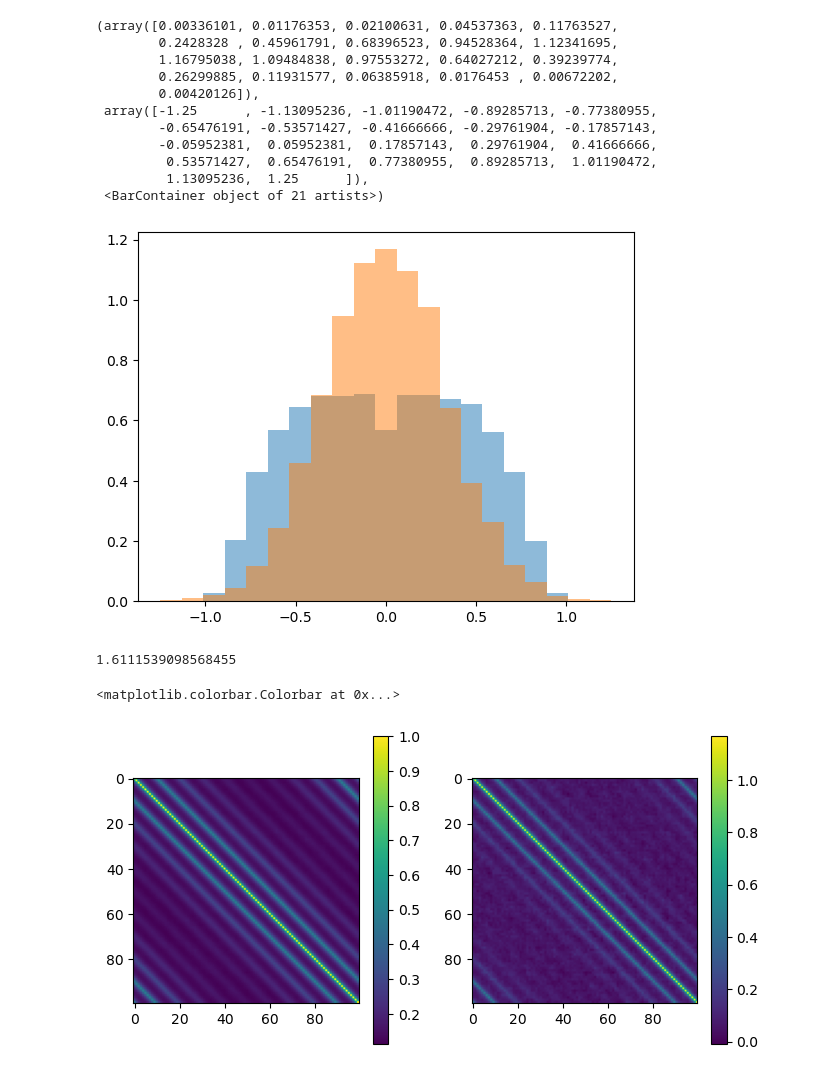
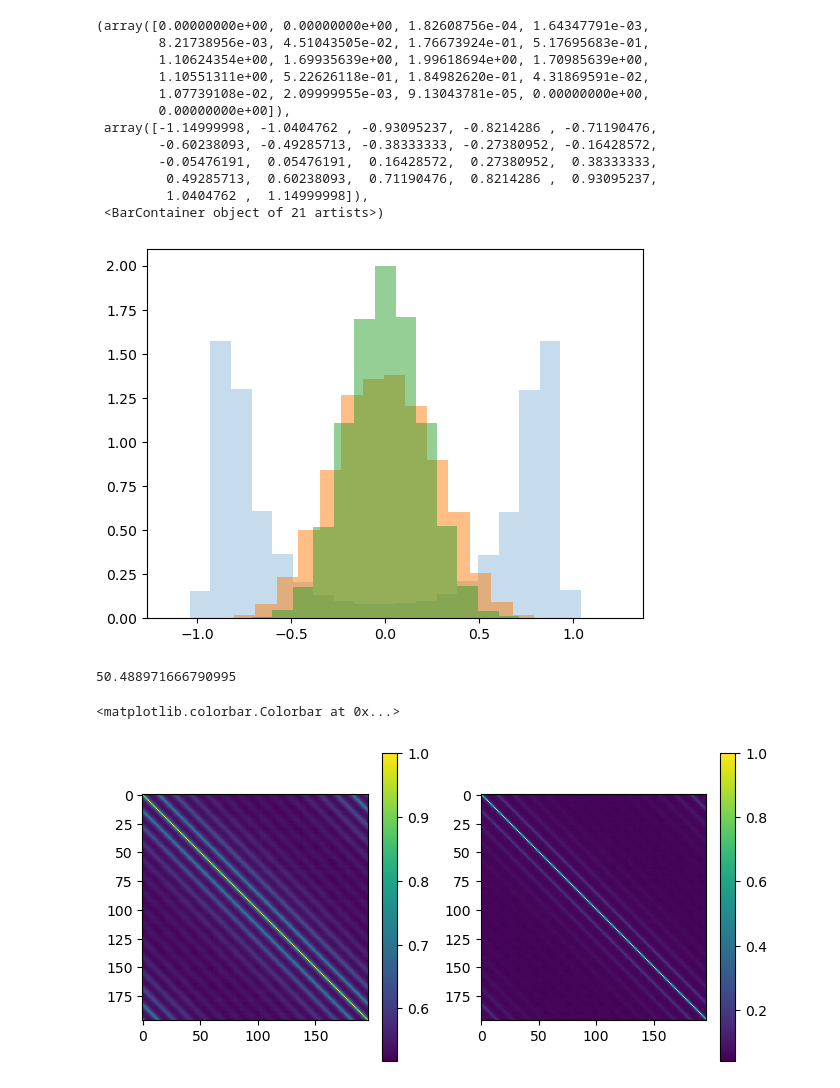
Before and after one commit to bsfn-0323/diffusion, a Jupyter notebook: gaussDiff.ipynb, the cells around one changed output. Cells and saved outputs as stored; diff of their text form; code cells hidden in the pictures.

```diff
--- a/gaussDiff.ipynb
+++ b/gaussDiff.ipynb
@@ -14,18 +14,19 @@ def gaussScore(x0,temp,nSteps,dt,device = "cpu"):
     cov = torch.cov(x0.T)
     m0 = torch.mean(x0,dim=1)
     for i in range(nSteps+1):
-        exp_t = torch.exp(torch.Tensor([-2*i*dt]))
+        exp_t = torch.exp(torch.Tensor([-2*(i+1)*dt]))
         exp_tsq = exp_t*exp_t
         W[i] = torch.linalg.inv(temp[i]*(1-exp_tsq)*torch.eye(N) + exp_tsq*cov)
         #b[i] = -exp_t* torch.mm(W[i],m0)
     return W
 # %%
-L = 10
+L = 14
 N = L**2
-P = 10000
-temp = np.geomspace(4,4,301)
-x0 = load_data(10,2.720,200000)
-W = gaussScore(x0[:P],temp,300,0.02)
+P = 100000
+temp = np.linspace(0.25,0.25,301)
+x0 = load_data(L,2.27,200000)
+sel = np.random.choice(range(200000),P,replace = False)
+W = gaussScore(x0[sel],temp,300,0.02)
 # %%
 def backward(xT,W,temp,nSteps,dt,full_traj = False,device = "cpu"):
     P = xT.shape[0]
@@ -54,21 +55,23 @@ def backward(xT,W,temp,nSteps,dt,full_traj = False,device = "cpu"):
 xT = np.sqrt(temp[-1])*torch.randn((P,N))
 x_recon = backward(xT,W,temp,300,0.02).numpy()
 # %%
-plt.hist(np.mean(x0,axis = 1),bins = 21,range=(-1.25,1.25),alpha = 0.5,density=  True)
-plt.hist(np.mean(x_recon,axis=1),bins = 21,range=(-1.25,1.25),alpha = 0.5,density=  True)
+plt.hist(np.mean(x0,axis = 1),bins = 21,range=(-1.15,1.15),alpha = 0.25,density=  True)
+plt.hist(np.mean(np.sign(x_recon),axis=1),bins = 21,range=(-1.15,1.25),alpha = 0.5,density=  True)
+plt.hist(np.mean(x_recon,axis=1),bins = 21,range=(-1.15,1.15),alpha = 0.5,density=  True)
 # %% [output]
-(array([0.00336101, 0.01176353, 0.02100631, 0.04537363, 0.11763527,
-        0.2428328 , 0.45961791, 0.68396523, 0.94528364, 1.12341695,
-        1.16795038, 1.09484838, 0.97553272, 0.64027212, 0.39239774,
-        0.26299885, 0.11931577, 0.06385918, 0.0176453 , 0.00672202,
-        0.00420126]),
- array([-1.25      , -1.13095236, -1.01190472, -0.89285713, -0.77380955,
-        -0.65476191, -0.53571427, -0.41666666, -0.29761904, -0.17857143,
-        -0.05952381,  0.05952381,  0.17857143,  0.29761904,  0.41666666,
-         0.53571427,  0.65476191,  0.77380955,  0.89285713,  1.01190472,
-         1.13095236,  1.25      ]),
+(array([0.00000000e+00, 0.00000000e+00, 1.82608756e-04, 1.64347791e-03,
+        8.21738956e-03, 4.51043505e-02, 1.76673924e-01, 5.17695683e-01,
+        1.10624354e+00, 1.69935639e+00, 1.99618694e+00, 1.70985639e+00,
+        1.10551311e+00, 5.22626118e-01, 1.84982620e-01, 4.31869591e-02,
+        1.07739108e-02, 2.09999955e-03, 9.13043781e-05, 0.00000000e+00,
+        0.00000000e+00]),
+ array([-1.14999998, -1.0404762 , -0.93095237, -0.8214286 , -0.71190476,
+        -0.60238093, -0.49285713, -0.38333333, -0.27380952, -0.16428572,
+        -0.05476191,  0.05476191,  0.16428572,  0.27380952,  0.38333333,
+         0.49285713,  0.60238093,  0.71190476,  0.8214286 ,  0.93095237,
+         1.0404762 ,  1.14999998]),
  <BarContainer object of 21 artists>)
-[figure, old version]
+[figure, new version]
 # %%
 def Dkl(x0,x_recon):
     eps = 1e-05
@@ -76,12 +79,13 @@ def Dkl(x0,x_recon):
     c2,tmp = np.histogram(np.mean(x_recon,axis = 1),bins = 21,range=(-1.25,1.25),density = True)
     return np.sum(c1*np.log((c1+eps)/(c2+eps)))
 # %%
-Dkl(x0,x_recon)
+Dkl(x0[sel],x_recon)
 # %% [output]
-1.6111539098568455
+50.488971666790995
 # %%
-cov1 = np.cov(x0.T)
-cov2 = np.cov(x_recon.T)
+cov1 = np.cov(x0[sel].T)
+cov2 = np.cov(np.sign(x_recon.T))
+cov3 = np.cov(x_recon.T)
 plt.figure(figsize = (8,4))
 plt.subplot(1,2,1)
 plt.imshow(cov1)
@@ -91,7 +95,7 @@ plt.imshow(cov2)
 plt.colorbar()
 # %% [output]
 <matplotlib.colorbar.Colorbar at 0x...>
-[figure, old version]
+[figure, new version]
 # %%
 np.sum((cov1-cov2)**2)/np.sum(cov1**2)
 # %% [output]
```
Also changed, not shown: parts of 2 cells of this notebook, 8 other files.
